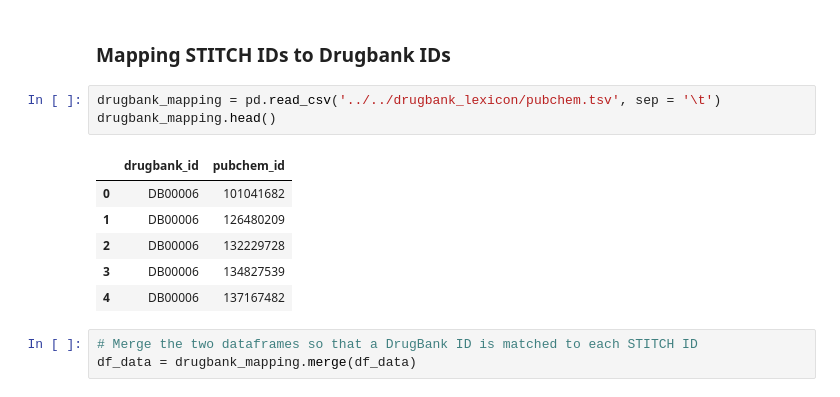
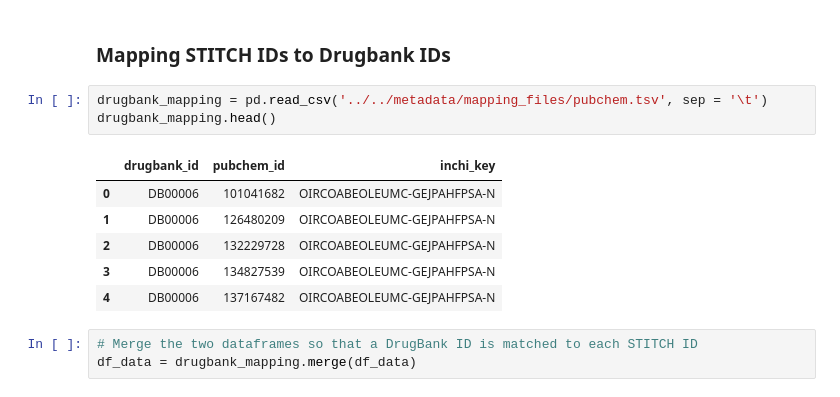
Before and after one commit to MaayanLab/Drugmonizome, a Jupyter notebook: notebooks/PharmGKB/OFFSIDES_side_effects_drugsetlibrary.ipynb, the cells around one changed output. Saved outputs shown, nothing was run; the diff lists cells and outputs as text.

```diff
--- a/notebooks/PharmGKB/OFFSIDES_side_effects_drugsetlibrary.ipynb
+++ b/notebooks/PharmGKB/OFFSIDES_side_effects_drugsetlibrary.ipynb
@@ -28,15 +28,15 @@ df_data.head()
 # %% [markdown]
 ### Mapping STITCH IDs to Drugbank IDs
 # %%
-drugbank_mapping = pd.read_csv('../../drugbank_lexicon/pubchem.tsv', sep = '\t')
+drugbank_mapping = pd.read_csv('../../metadata/mapping_files/pubchem.tsv', sep = '\t')
 drugbank_mapping.head()
 # %% [output]
-|  | drugbank_id | pubchem_id |
-| 0 | DB00006 | 101041682 |
-| 1 | DB00006 | 126480209 |
-| 2 | DB00006 | 132229728 |
-| 3 | DB00006 | 134827539 |
-| 4 | DB00006 | 137167482 |
+|  | drugbank_id | pubchem_id | inchi_key |
+| 0 | DB00006 | 101041682 | OIRCOABEOLEUMC-GEJPAHFPSA-N |
+| 1 | DB00006 | 126480209 | OIRCOABEOLEUMC-GEJPAHFPSA-N |
+| 2 | DB00006 | 132229728 | OIRCOABEOLEUMC-GEJPAHFPSA-N |
+| 3 | DB00006 | 134827539 | OIRCOABEOLEUMC-GEJPAHFPSA-N |
+| 4 | DB00006 | 137167482 | OIRCOABEOLEUMC-GEJPAHFPSA-N |
 # %%
 # Merge the two dataframes so that a DrugBank ID is matched to each STITCH ID
 df_data = drugbank_mapping.merge(df_data)
```
Also changed, not shown: parts of 3 cells of this notebook, 4 other files.
